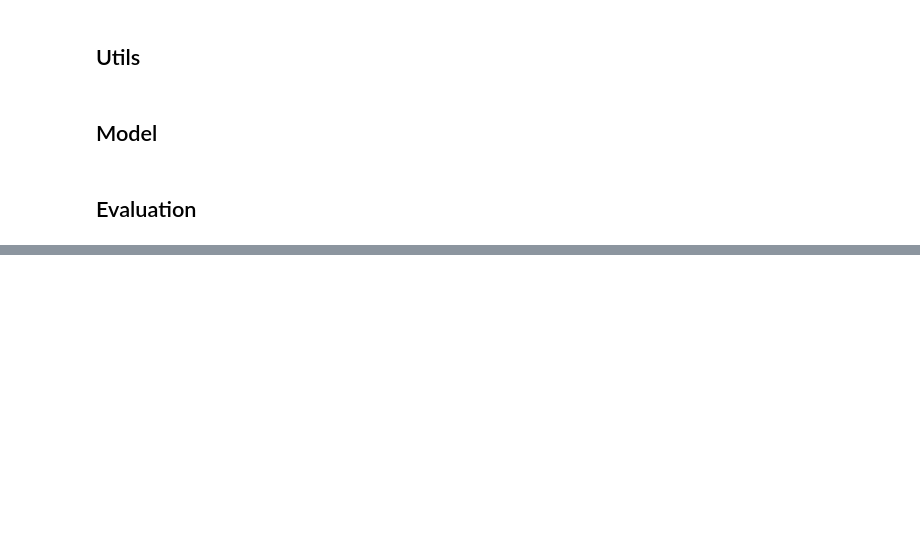
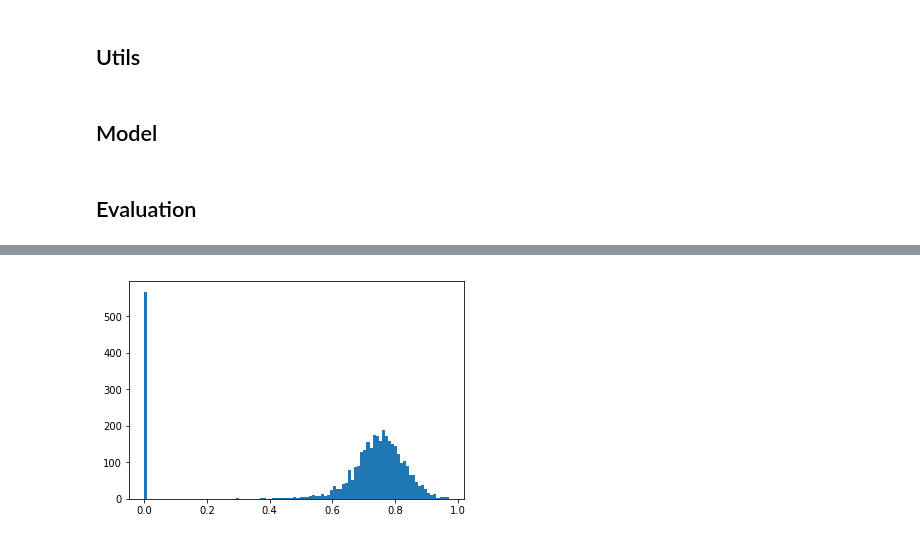
Before and after one commit to marmohamed/Multi-Modal-Fusion-For-3d-Object-Detection, a Jupyter notebook: src/Notebooks/write predictions.ipynb, the cells around one changed output, grey strips where cells are left out. Saved outputs shown, nothing was run; the diff lists cells and outputs as text; code cells hidden in the pictures; blank space fills up the shorter version.

```diff
--- a/src/Notebooks/write predictions.ipynb
+++ b/src/Notebooks/write predictions.ipynb
@@ -576,0 +1005,5 @@ rm: cannot remove '../prediction_files/predictions_uncertainity_epochs_30_best':
+# %%
+plt.hist(c_loc_test, bins=100)
+plt.show()
+# %% [output]
+[figure, added]
```
Also changed, not shown: parts of 58 cells of this notebook, 45 other files.
